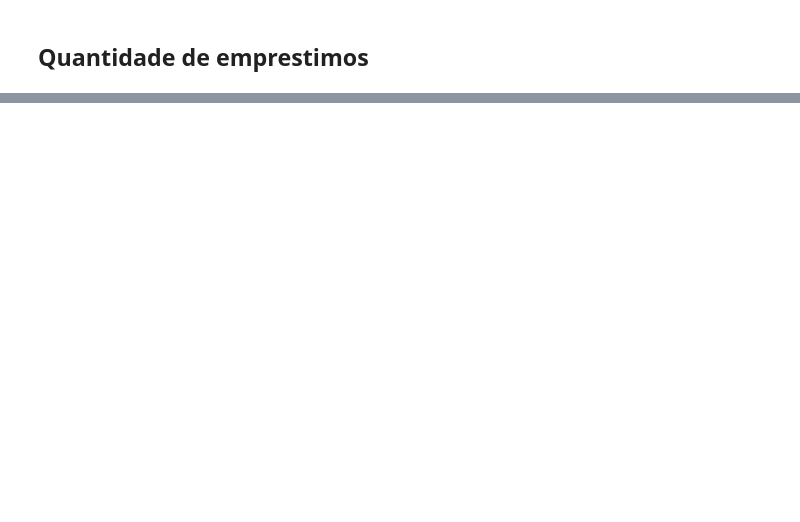
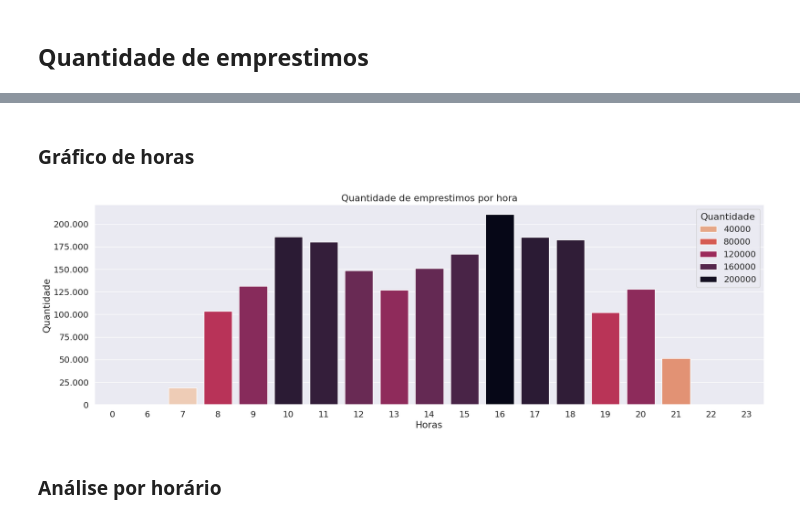
Before and after one commit to Beckyyy07/7DaysOfCodeAlura, a Jupyter notebook: 7DaysOfCode.ipynb, the cells around one changed output, grey strips where cells are left out. Cells and saved outputs as stored; diff of their text form; code cells hidden in the pictures; blank space fills up the shorter version.

```diff
--- a/7DaysOfCode.ipynb
+++ b/7DaysOfCode.ipynb
@@ -609,0 +410,4 @@ Análise:
+# %%
+emprestimos_por_hora = data_emprestimo.groupby(data_emprestimo['Data'].dt.hour)['Quantidade'].sum().to_frame()
+emprestimos_por_hora.index.name = 'Horas'
+emprestimos_por_hora
@@ -609,0 +433,11 @@ Análise:
+# %% [markdown]
+### Gráfico de horas
+# %%
+grafico_horas = sns.barplot(data = emprestimos_por_hora, x = 'Horas', y = 'Quantidade',  palette = 'rocket_r', hue = 'Quantidade')
+grafico_horas.set_title('Quantidade de emprestimos por hora')
+grafico_horas.yaxis.set_major_formatter(ticker.FuncFormatter(lambda x, p: format(int(x), ',').replace(',','.')))
+plt.show(grafico_horas)
+# %% [output]
+[figure, added]
+# %% [markdown]
+### Análise por horário
```
Also changed, not shown: parts of 113 cells of this notebook.
